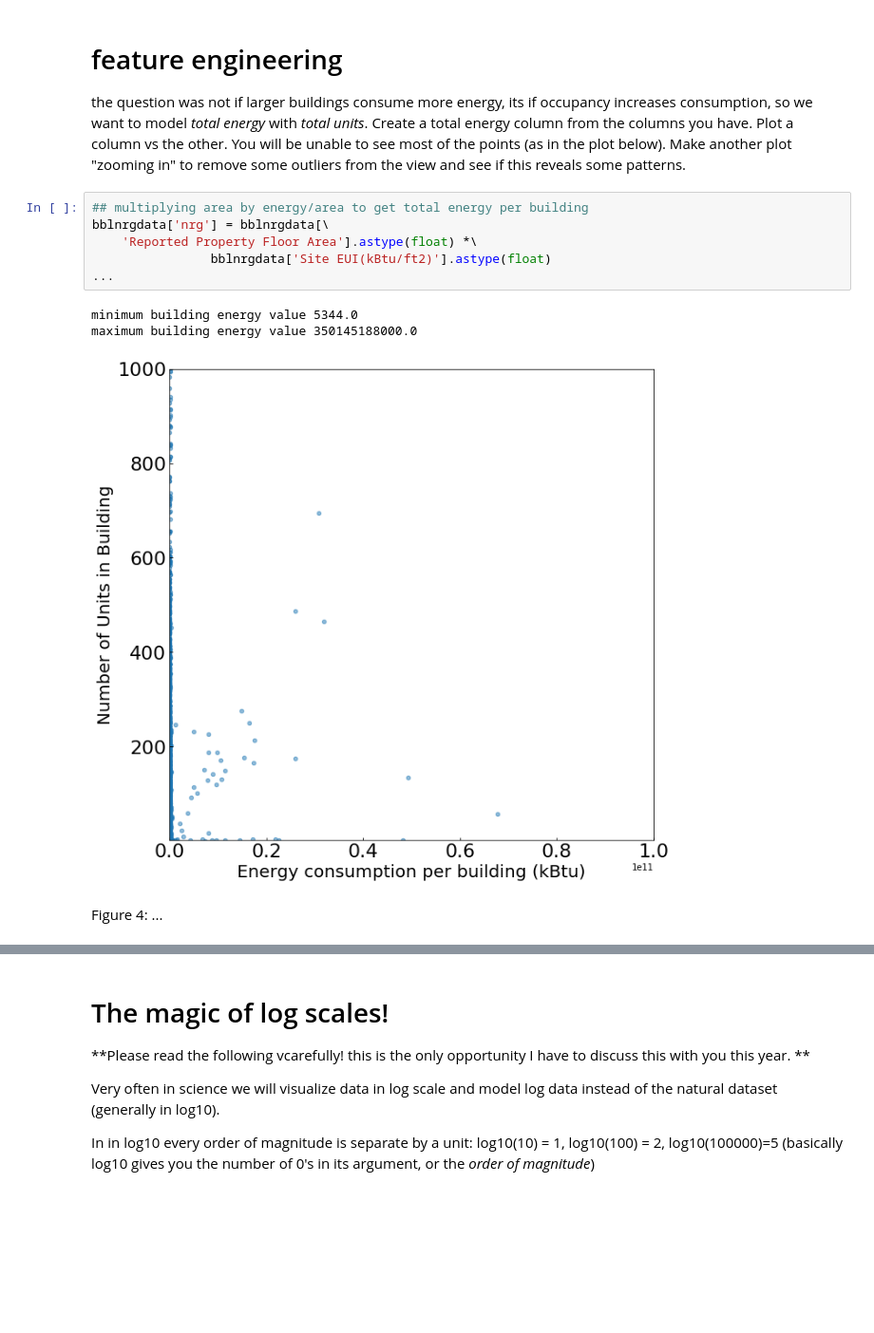
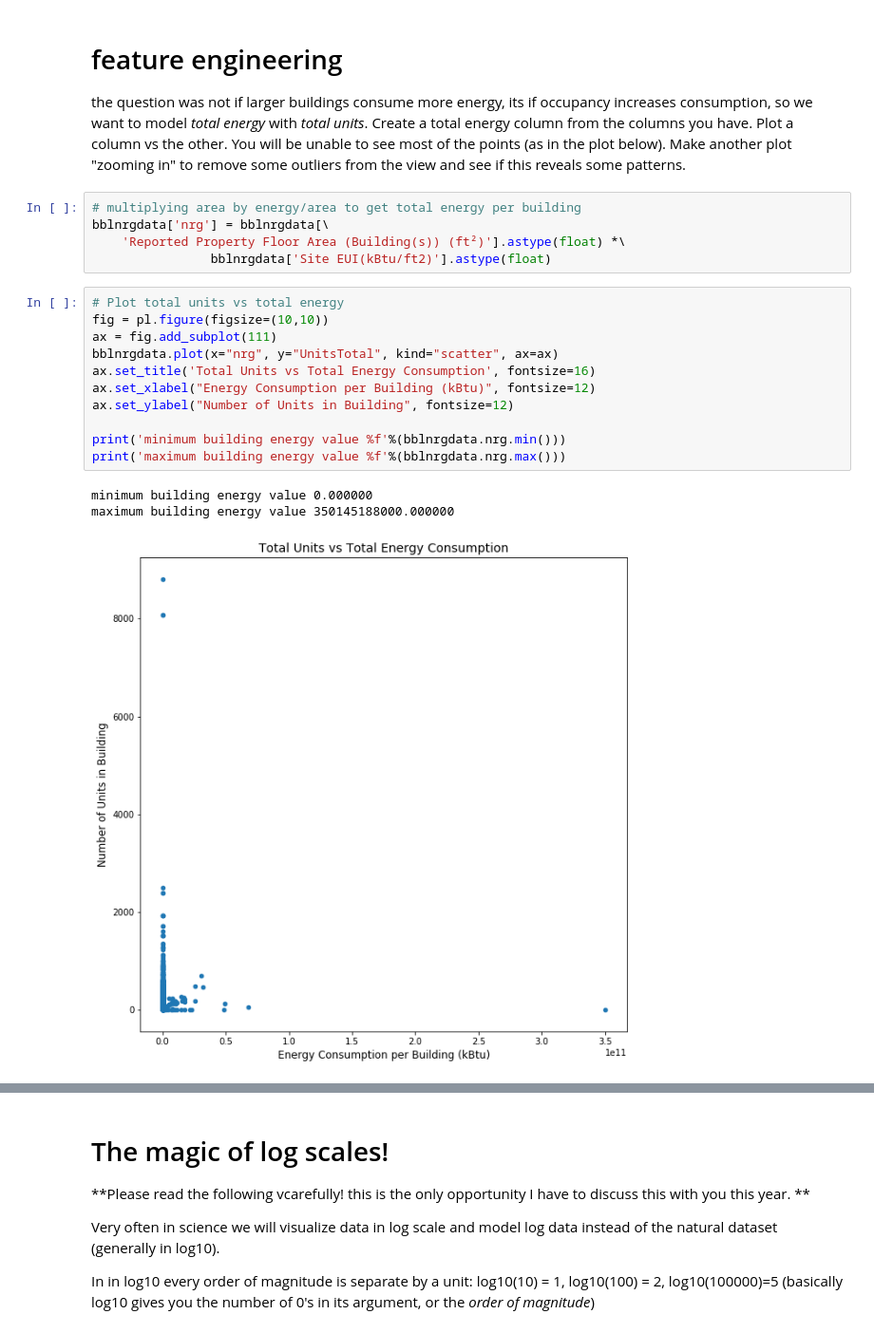
Before and after one commit to AHassler/PUI2018_ah4412, a Jupyter notebook: HW10_ah4412/Assignment2_ah4412.ipynb, the cells around one changed output, grey strips where cells are left out. Shown at 95% size. Cells and saved outputs as stored; diff of their text form; blank space fills up the shorter version.

```diff
--- a/HW10_ah4412/Assignment2_ah4412.ipynb
+++ b/HW10_ah4412/Assignment2_ah4412.ipynb
@@ -345,14 +342,22 @@ the question was not if larger buildings consume more energy, its if occupancy i
 Create a total energy column from the columns you have.
 Plot a column vs the other. You will be unable to see most of the points (as in the plot below). Make another plot "zooming in" to remove some outliers from the view and see if this reveals some patterns.
 # %%
-## multiplying area by energy/area to get total energy per building
+# multiplying area by energy/area to get total energy per building
 bblnrgdata['nrg'] = bblnrgdata[\
-    'Reported Property Floor Area'].astype(float) *\
+    'Reported Property Floor Area (Building(s)) (ft²)'].astype(float) *\
                 bblnrgdata['Site EUI(kBtu/ft2)'].astype(float)
-...
-# %% [output]
-minimum building energy value 5344.0
-maximum building energy value 350145188000.0
-[figure, removed]
-# %% [markdown]
-Figure 4: ...
+# %%
+# Plot total units vs total energy
+fig = pl.figure(figsize=(10,10))
+ax = fig.add_subplot(111)
+bblnrgdata.plot(x="nrg", y="UnitsTotal", kind="scatter", ax=ax)
+ax.set_title('Total Units vs Total Energy Consumption', fontsize=16)
+ax.set_xlabel("Energy Consumption per Building (kBtu)", fontsize=12)
+ax.set_ylabel("Number of Units in Building", fontsize=12)
+
+print('minimum building energy value %f'%(bblnrgdata.nrg.min()))
+print('maximum building energy value %f'%(bblnrgdata.nrg.max()))
+# %% [output]
+minimum building energy value 0.000000
+maximum building energy value 350145188000.000000
+[figure, added]
```
Also changed, not shown: parts of 26 cells of this notebook.
